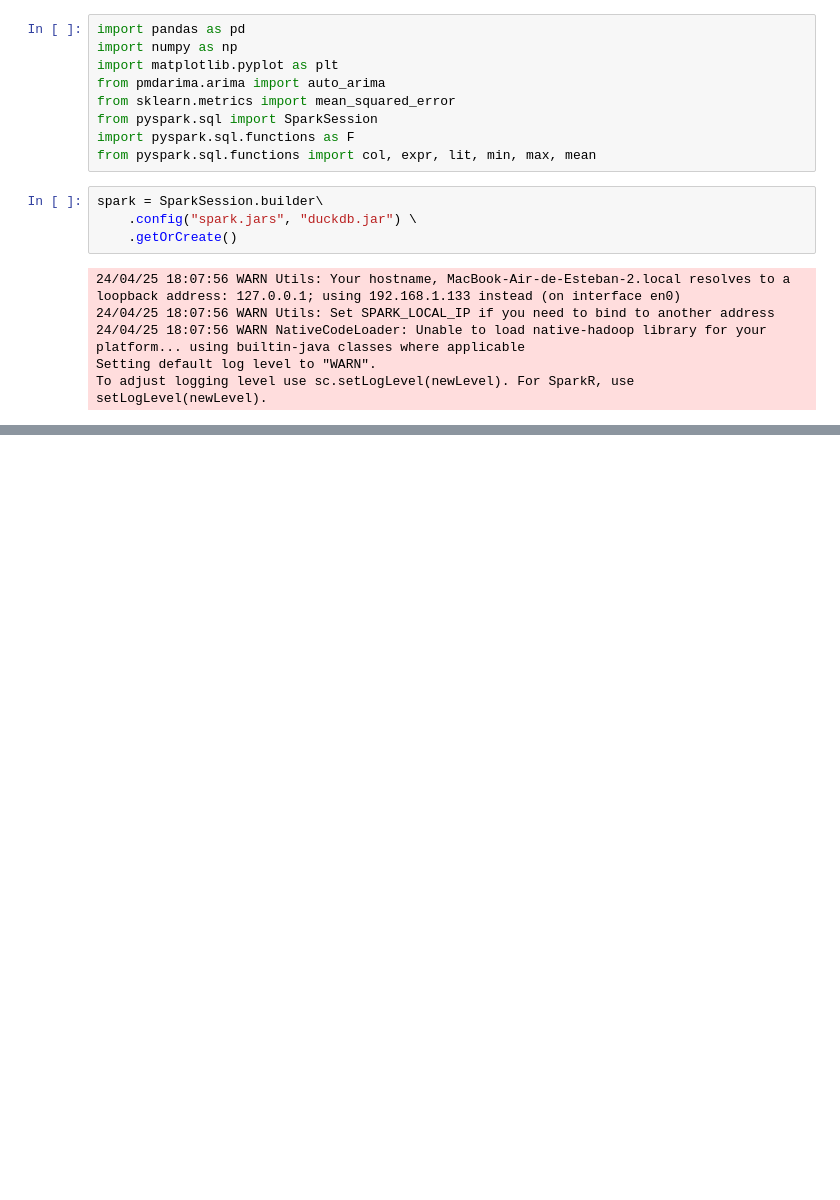
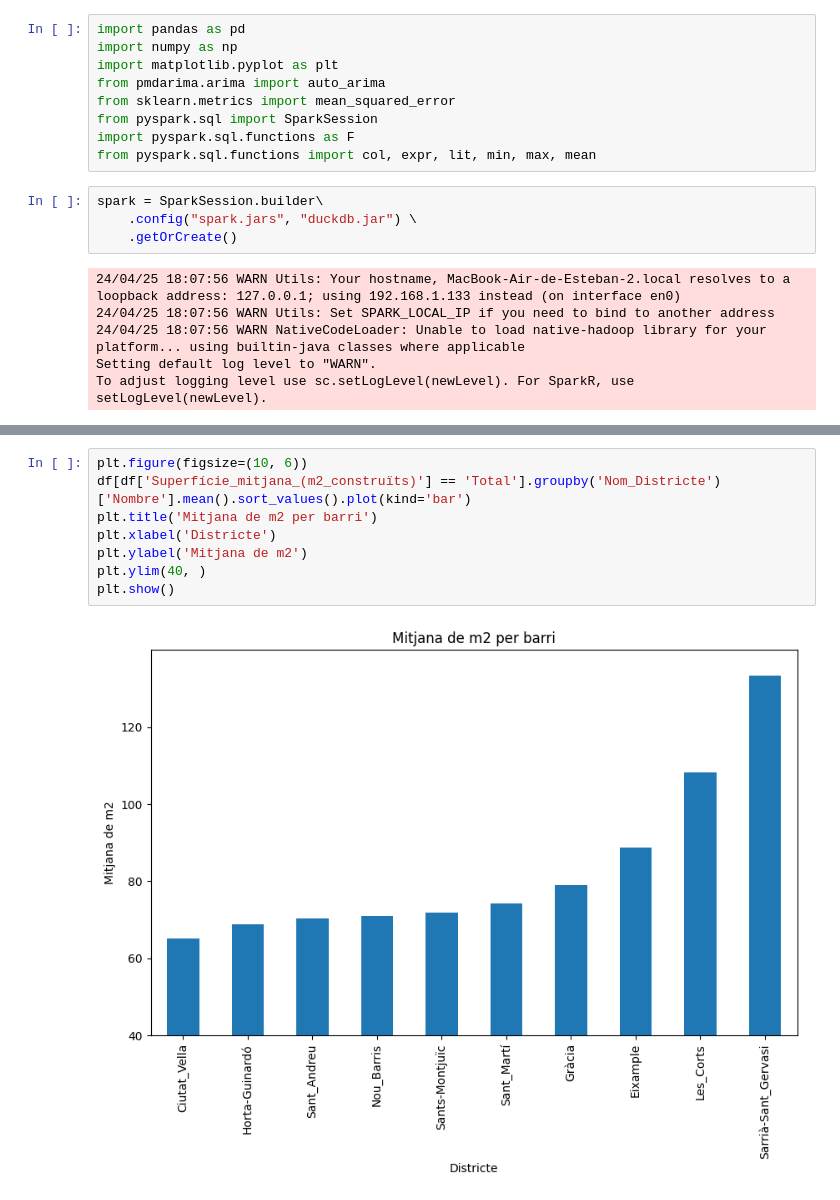
Before and after one commit to ruthparajo/FreshData-BDA, a Jupyter notebook: data_analysis_pipelines/descriptive_analysis.ipynb, the cells around one changed output, grey strips where cells are left out. Saved outputs shown, nothing was run; the diff lists cells and outputs as text; blank space fills up the shorter version.

```diff
--- a/data_analysis_pipelines/descriptive_analysis.ipynb
+++ b/data_analysis_pipelines/descriptive_analysis.ipynb
@@ -49,0 +103,10 @@ only showing top 20 rows
+# %%
+plt.figure(figsize=(10, 6))
+df[df['Superfície_mitjana_(m2_construïts)'] == 'Total'].groupby('Nom_Districte')['Nombre'].mean().sort_values().plot(kind='bar')
+plt.title('Mitjana de m2 per barri')
+plt.xlabel('Districte')
+plt.ylabel('Mitjana de m2')
+plt.ylim(40, )
+plt.show()
+# %% [output]
+[figure, added]
```
Also changed, not shown: parts of 6 cells of this notebook.
